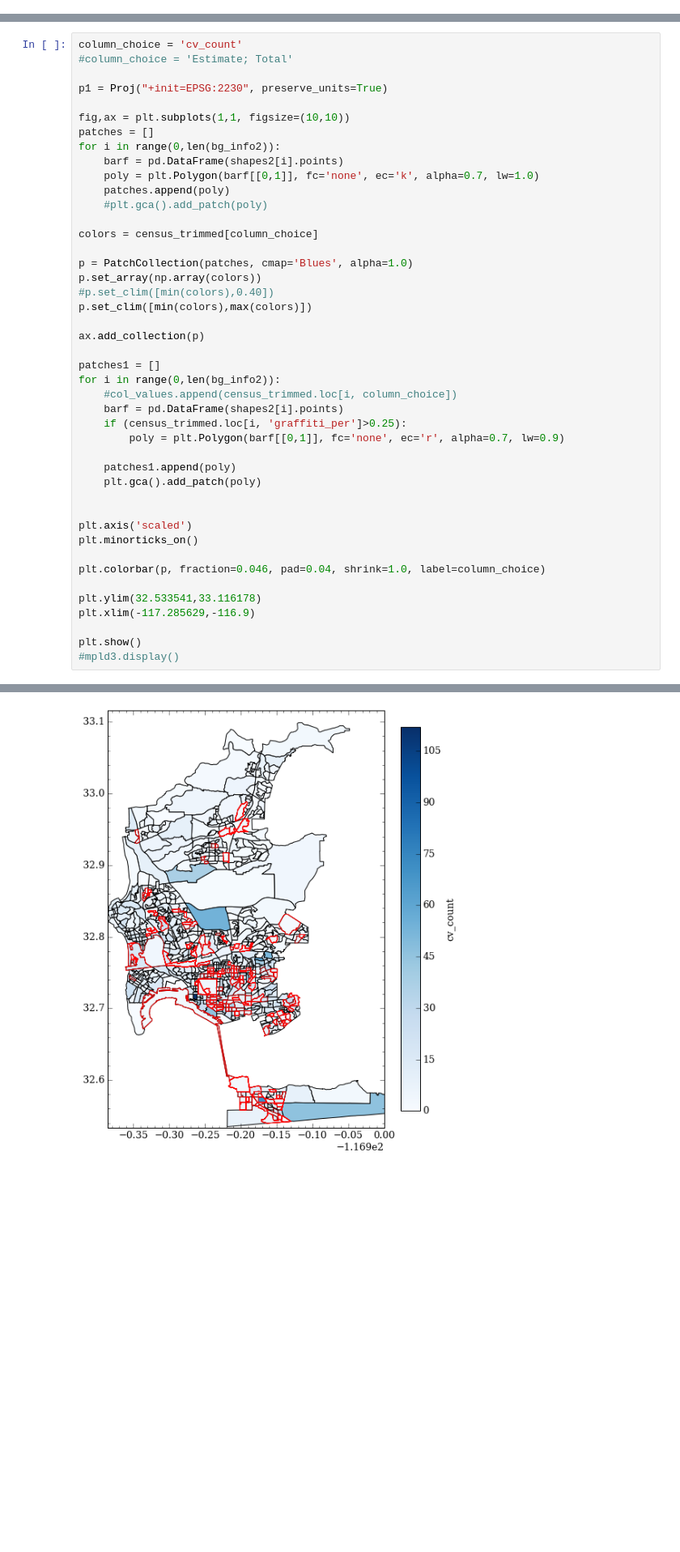
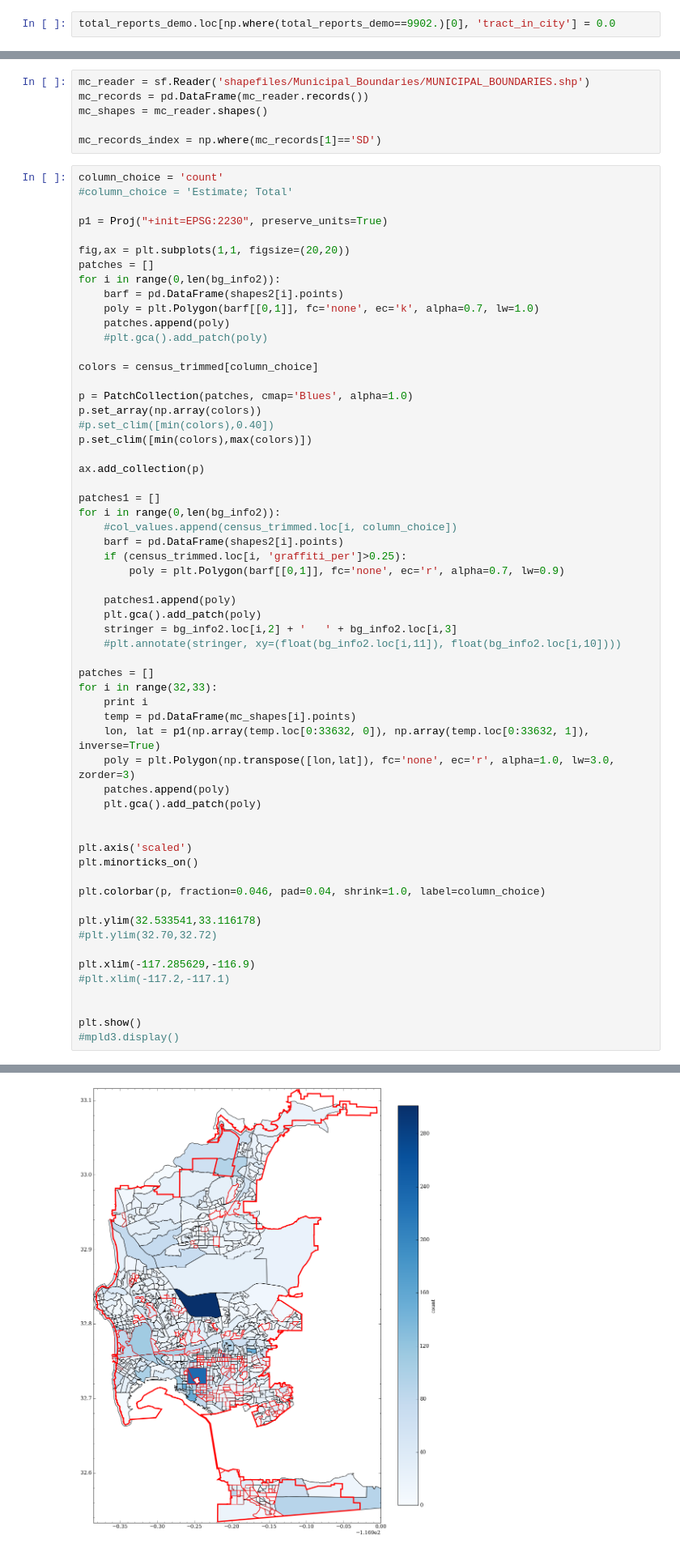
Before and after one commit to katiesch/insight2016, a Jupyter notebook: modeling_work.ipynb, the cells around one changed output, grey strips where cells are left out. Shown at 81% size. Drawn from its saved outputs; the diff is of its cells as text; blank space fills up the shorter version.

```diff
--- a/modeling_work.ipynb
+++ b/modeling_work.ipynb
@@ -33,6 +33,8 @@ plt.rc('ytick.minor', size=3, pad=4)
 #### Read in the 311 requests, organised by block group.
 # %%
 total_reports_demo = pd.read_csv('output_files/total_reports_demo_0917.csv')
+# %%
+total_reports_demo.loc[np.where(total_reports_demo==9902.)[0], 'tract_in_city'] = 0.0
 # %%
 individual_reports = pd.read_csv('output_files/requests_processed_0917.csv')
 # %%
@@ -109,13 +115,19 @@ for i in census_trimmed.columns.values:
 reader2 = sf.Reader('shapefiles/sandiego_city_blockgroups.shp')
 bg_info2 = pd.DataFrame(reader2.records())
 shapes2 = reader2.shapes()
+# %%
+mc_reader = sf.Reader('shapefiles/Municipal_Boundaries/MUNICIPAL_BOUNDARIES.shp')
+mc_records = pd.DataFrame(mc_reader.records())
+mc_shapes = mc_reader.shapes()
+
+mc_records_index = np.where(mc_records[1]=='SD')
 # %%
-column_choice = 'cv_count'
+column_choice = 'count'
 #column_choice = 'Estimate; Total'
 
 p1 = Proj("+init=EPSG:2230", preserve_units=True)
 
-fig,ax = plt.subplots(1,1, figsize=(10,10))
+fig,ax = plt.subplots(1,1, figsize=(20,20))
 patches = []
 for i in range(0,len(bg_info2)):
     barf = pd.DataFrame(shapes2[i].points)
@@ -141,6 +153,17 @@ for i in range(0,len(bg_info2)):
 
     patches1.append(poly)
     plt.gca().add_patch(poly)
+    stringer = bg_info2.loc[i,2] + '   ' + bg_info2.loc[i,3]
+    #plt.annotate(stringer, xy=(float(bg_info2.loc[i,11]), float(bg_info2.loc[i,10])))
+
+patches = []
+for i in range(32,33):
+    print i
+    temp = pd.DataFrame(mc_shapes[i].points)
+    lon, lat = p1(np.array(temp.loc[0:33632, 0]), np.array(temp.loc[0:33632, 1]), inverse=True)
+    poly = plt.Polygon(np.transpose([lon,lat]), fc='none', ec='r', alpha=1.0, lw=3.0, zorder=3)
+    patches.append(poly)
+    plt.gca().add_patch(poly)
 
 
 plt.axis('scaled')
@@ -149,7 +172,11 @@ plt.minorticks_on()
 plt.colorbar(p, fraction=0.046, pad=0.04, shrink=1.0, label=column_choice)
 
 plt.ylim(32.533541,33.116178)
+#plt.ylim(32.70,32.72)
+
 plt.xlim(-117.285629,-116.9)
+#plt.xlim(-117.2,-117.1)
+
 
 plt.show()
 #mpld3.display()
@@ -157,4 +185,4 @@ plt.show()
-[figure, old version]
+[figure, new version]
 # %% [markdown]
 ### To define my training set:
 - want an even distribution of graffiti rich and poor areas
```
Also changed, not shown: parts of 25 cells of this notebook.
